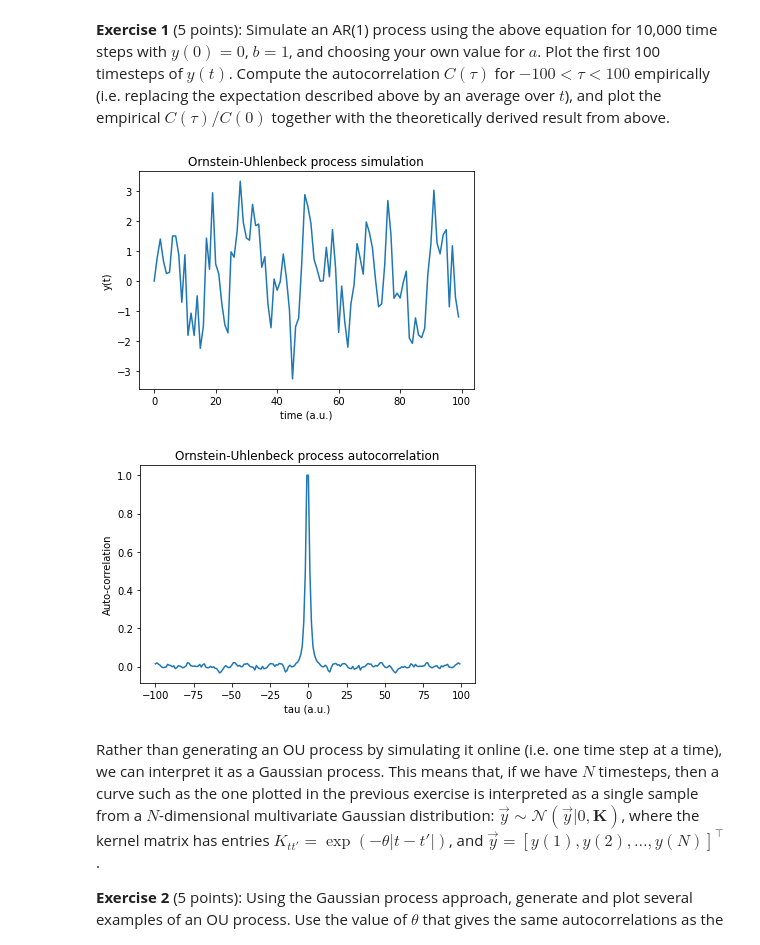
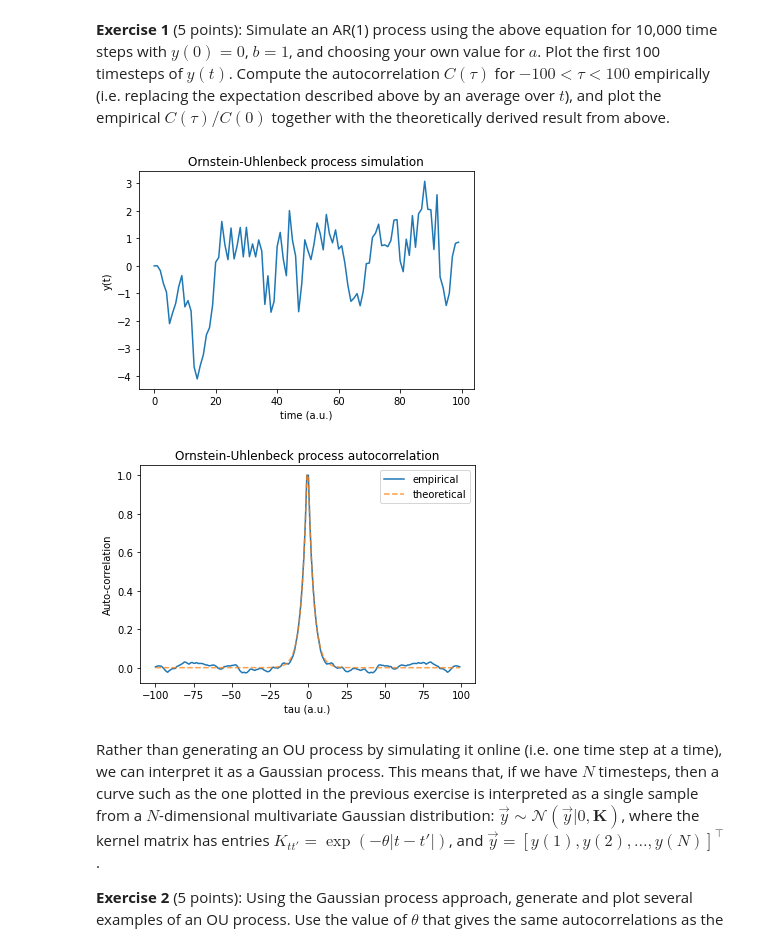
Before and after one commit to burnhamdr/statistical-learning, a Jupyter notebook: HW5_KernelMethods.ipynb, the cells around one changed output. Drawn from its saved outputs; the diff is of its cells as text; code cells hidden in the pictures.

```diff
--- a/HW5_KernelMethods.ipynb
+++ b/HW5_KernelMethods.ipynb
@@ -120,38 +120,45 @@ import matplotlib.pyplot as plt
 # %%
 ## Solution ##
 timesteps = 10000
-a = 0.5
+a = 0.25
 b = 1
 y = np.empty(timesteps)
 y[0] = 0
 for i in range(1, timesteps):
     y[i] = (1 - a)*y[i-1] + b*np.random.normal(0.0, 1.0,size=(1))
 
 fig, ax = plt.subplots()
 ax.plot(y[:100])
 ax.set_title('Ornstein-Uhlenbeck process simulation')
 ax.set_xlabel('time (a.u.)')
 ax.set_ylabel('y(t)');
 plt.show()
 
 auto_corrs = []
 for tau in range(100):
     tau_corr = []
     for i in range(timesteps):
-        if (i - tau > 0):
+        if (i - tau >= 0):
             y_corr = y[i]*y[i - tau]
             tau_corr.append(y_corr)
     auto_corrs.append(np.mean(tau_corr))
 
+Ct = []
+for i in range(100):
+    Ct.append((1-a)**i)
+
+Ct_ = np.append(Ct[::-1], Ct)
 a_ = np.hstack([auto_corrs[::-1], auto_corrs])/auto_corrs[0]
 fig, ax  = plt.subplots()
-ax.plot(np.arange(-100, 100), a_)
+ax.plot(np.arange(-100, 100), a_, label='empirical')
+ax.plot(np.arange(-100, 100), Ct_, label='theoretical', ls='--', alpha=0.75, )
 ax.set_title('Ornstein-Uhlenbeck process autocorrelation')
 ax.set_xlabel('tau (a.u.)')
-ax.set_ylabel('Auto-correlation');
+ax.set_ylabel('Auto-correlation')
+ax.legend();
 # %% [output]
-[figure, old version]
+[figure, new version]
-[figure, old version]
+[figure, new version]
 # %% [markdown]
 Rather than generating an OU process by simulating it online (i.e. one time step at a time), we can interpret it as a Gaussian process. This means that, if we have $N$ timesteps, then a curve such as the one plotted in the previous exercise is interpreted as a single sample from a $N$-dimensional multivariate Gaussian distribution: $\vec{y} \sim \mathcal{N}(\vec{y} | 0, \mathbf{K})$, where the kernel matrix has entries $K_{tt'} = \exp(-\theta|t-t'|)$, and $\vec{y} = [y(1), y(2), \ldots, y(N)]^\top$.
 
```
Also changed, not shown: parts of 1 cell of this notebook.
